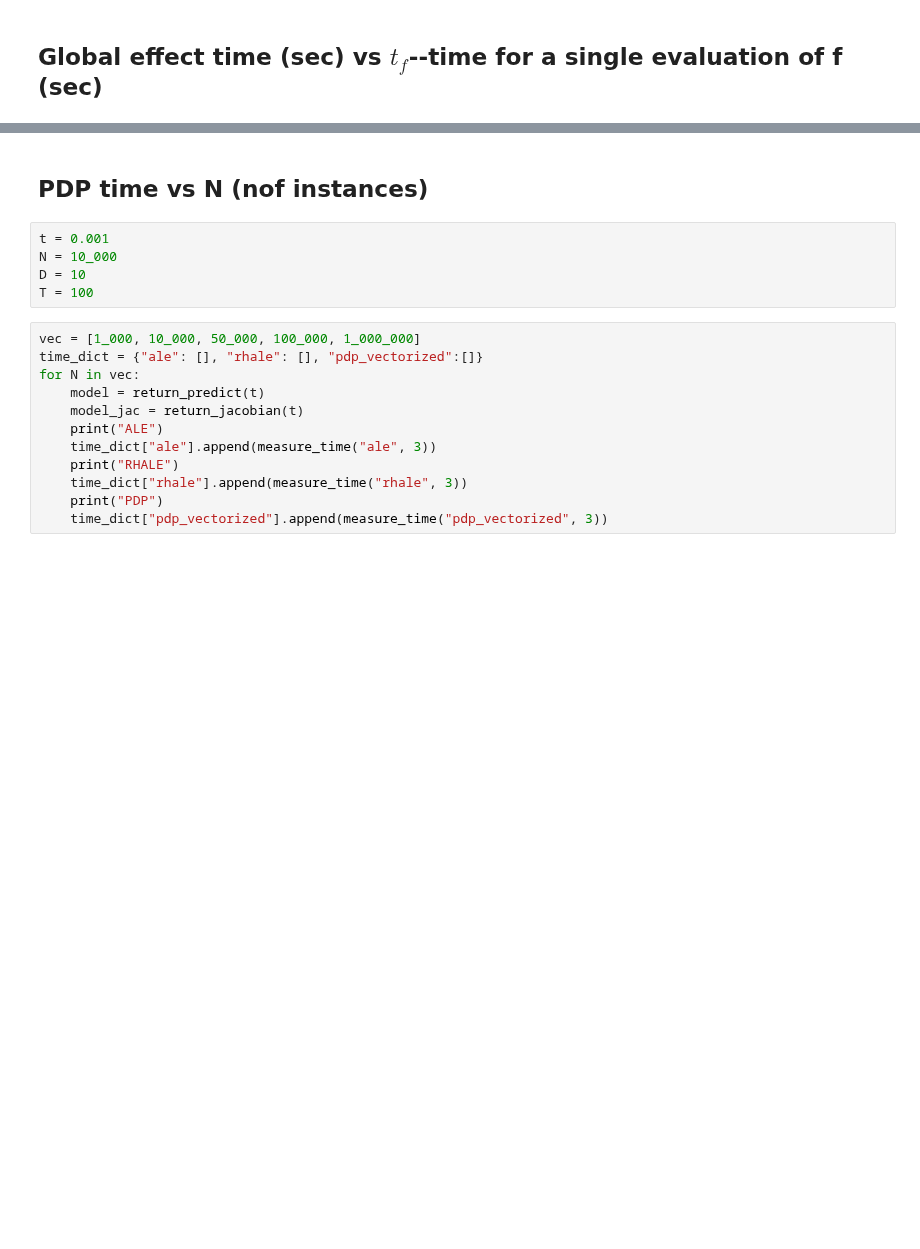
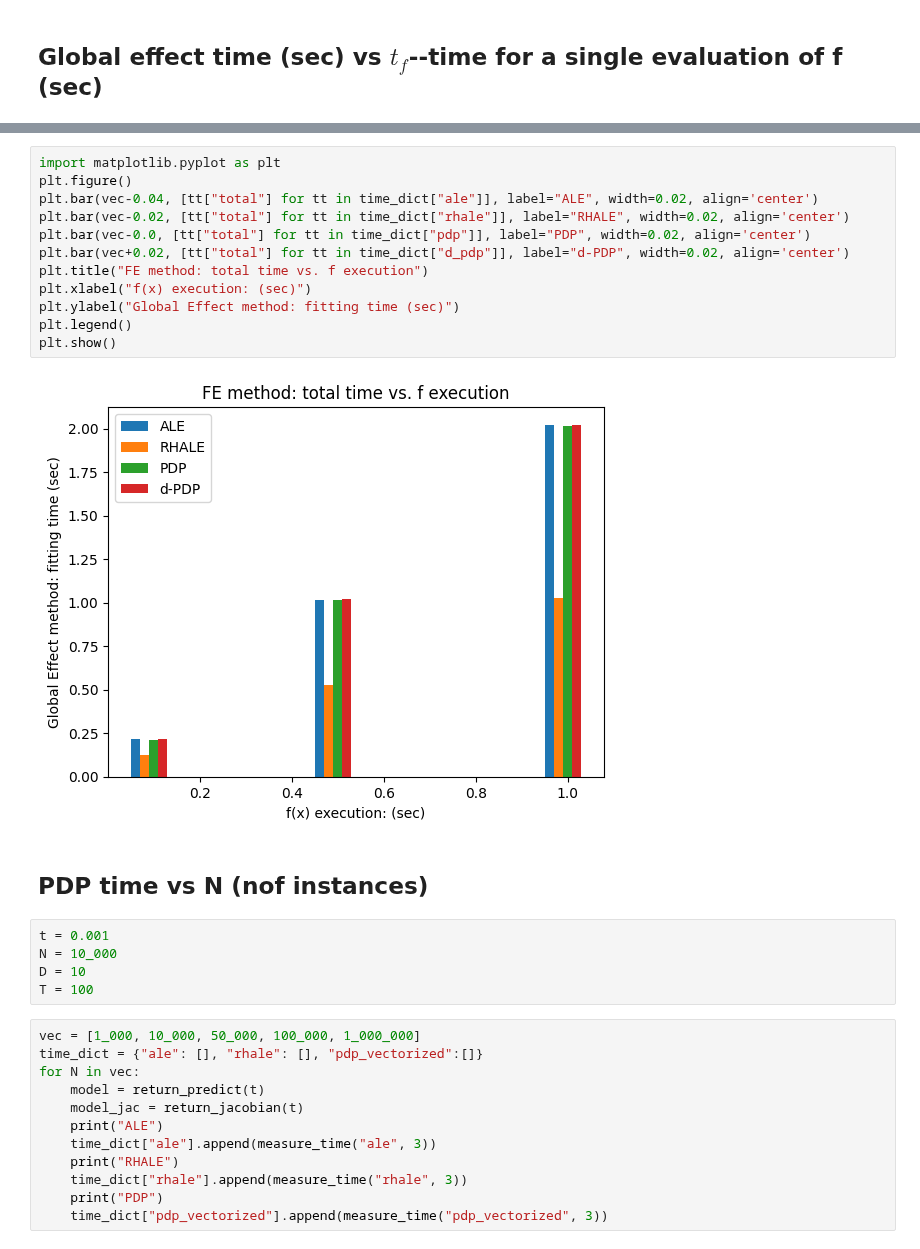
Before and after one commit to givasile/effector, a Jupyter notebook: notebooks/synthetic-examples/06_efficiency_comparison_global.ipynb, the cells around one changed output, grey strips where cells are left out. Drawn from its saved outputs; the diff is of its cells as text; blank space fills up the shorter version.

```diff
--- a/notebooks/synthetic-examples/06_efficiency_comparison_global.ipynb
+++ b/notebooks/synthetic-examples/06_efficiency_comparison_global.ipynb
@@ -110,3 +150,17 @@ plt.show()
+# %%
+import matplotlib.pyplot as plt
+plt.figure()
+plt.bar(vec-0.04, [tt["total"] for tt in time_dict["ale"]], label="ALE", width=0.02, align='center')
+plt.bar(vec-0.02, [tt["total"] for tt in time_dict["rhale"]], label="RHALE", width=0.02, align='center')
+plt.bar(vec-0.0, [tt["total"] for tt in time_dict["pdp"]], label="PDP", width=0.02, align='center')
+plt.bar(vec+0.02, [tt["total"] for tt in time_dict["d_pdp"]], label="d-PDP", width=0.02, align='center')
+plt.title("FE method: total time vs. f execution")
+plt.xlabel("f(x) execution: (sec)")
+plt.ylabel("Global Effect method: fitting time (sec)")
+plt.legend()
+plt.show()
+# %% [output]
+[figure, added]
 # %% [markdown]
 ## PDP time vs N (nof instances)
 # %%
```
Also changed, not shown: parts of 7 cells of this notebook.
